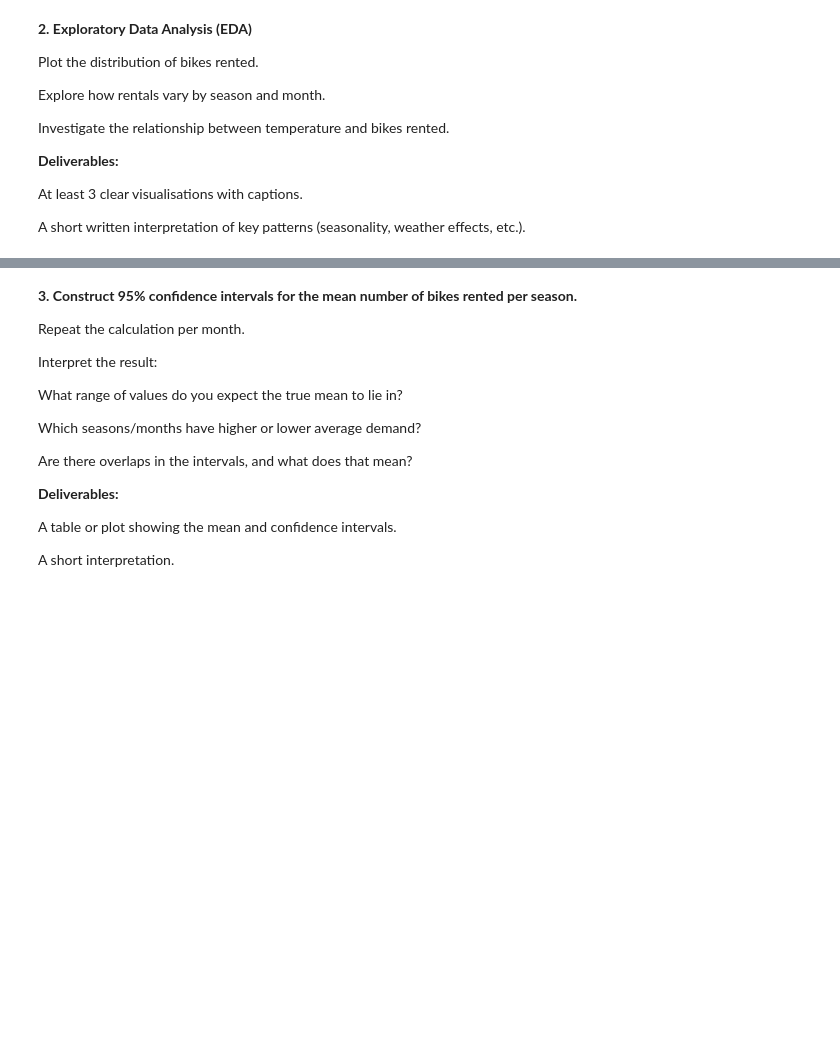
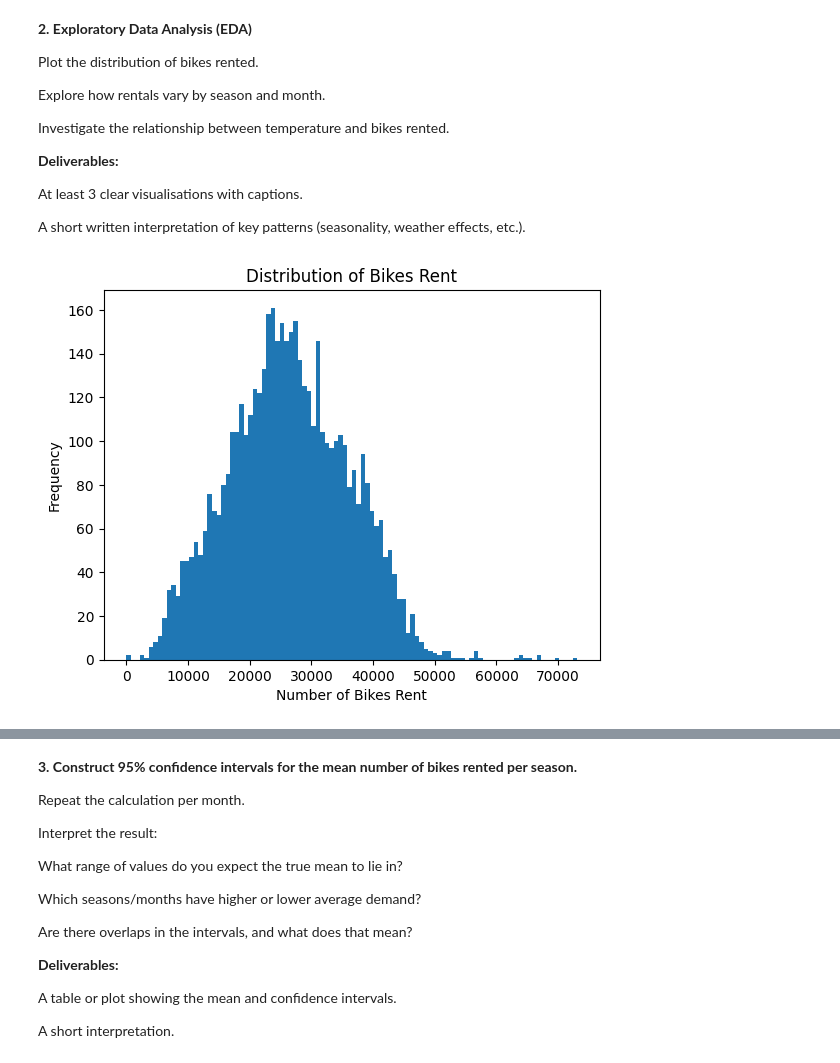
Before and after one commit to bence-szabo-git/Analytics-through-Coding, a Jupyter notebook: Session_3/Group_Project.ipynb, the cells around one changed output, grey strips where cells are left out. Cells and saved outputs as stored; diff of their text form; code cells hidden in the pictures; blank space fills up the shorter version.

```diff
--- a/Session_3/Group_Project.ipynb
+++ b/Session_3/Group_Project.ipynb
@@ -257,4 +257,14 @@ At least 3 clear visualisations with captions.
 
 A short written interpretation of key patterns (seasonality, weather effects, etc.).
 # %%
-## Your code goes here
+# Plot the distribution of bikes rented.
+london_bikes_filled.hist('bikes_hired',bins=100,grid=False)
+plt.title('Distribution of Bikes Rent')
+plt.xlabel('Number of Bikes Rent')
+plt.ylabel('Frequency')
+plt.show()
+#Comment: Ditribution of bike rents  very close to normal dstribution.
+# This is ggod for linear regression analysis but to make a better prediction,
+# data requires outlier elimination that helps to get much better normal ditribution
+# %% [output]
+[figure, added]
```
Also changed, not shown: parts of 5 cells of this notebook.
